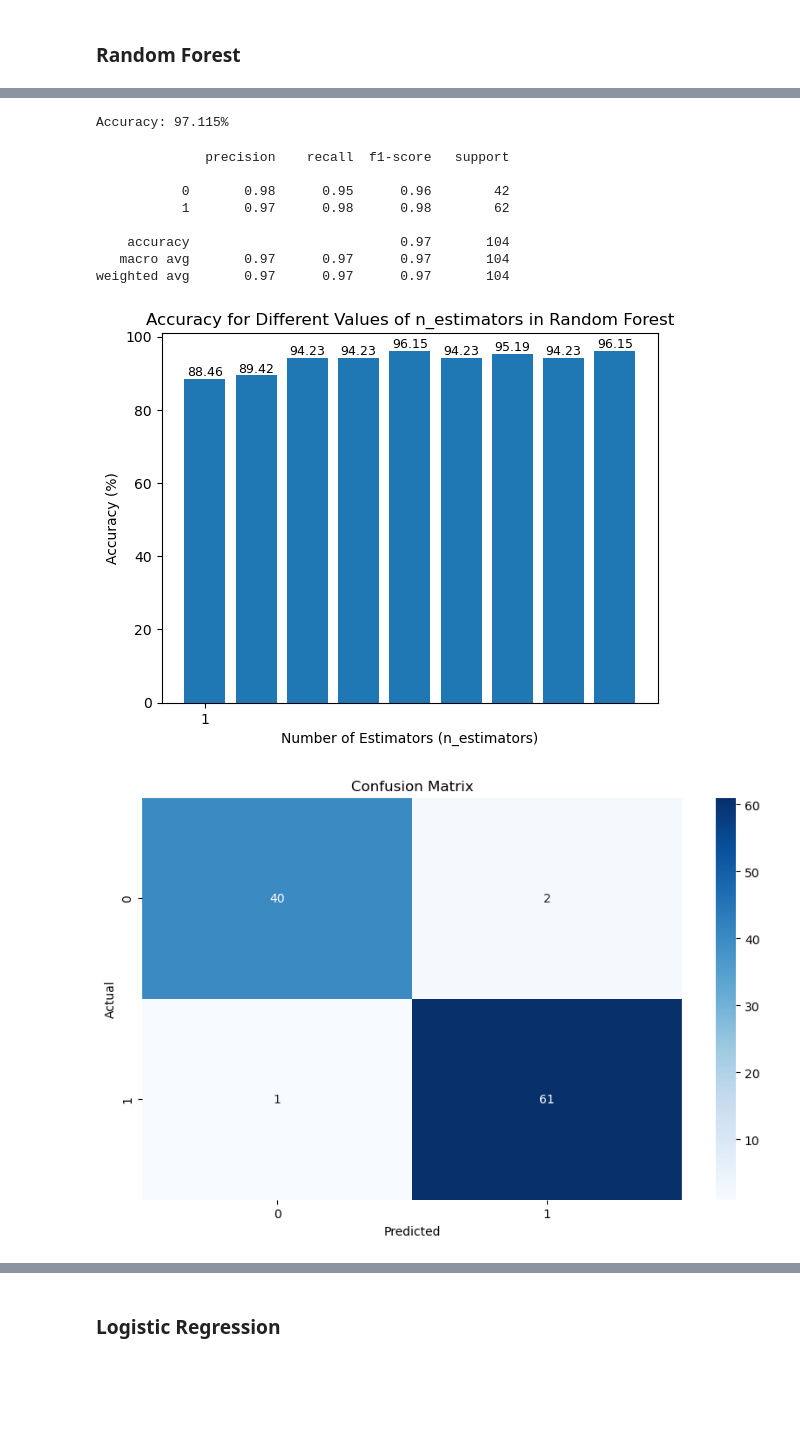
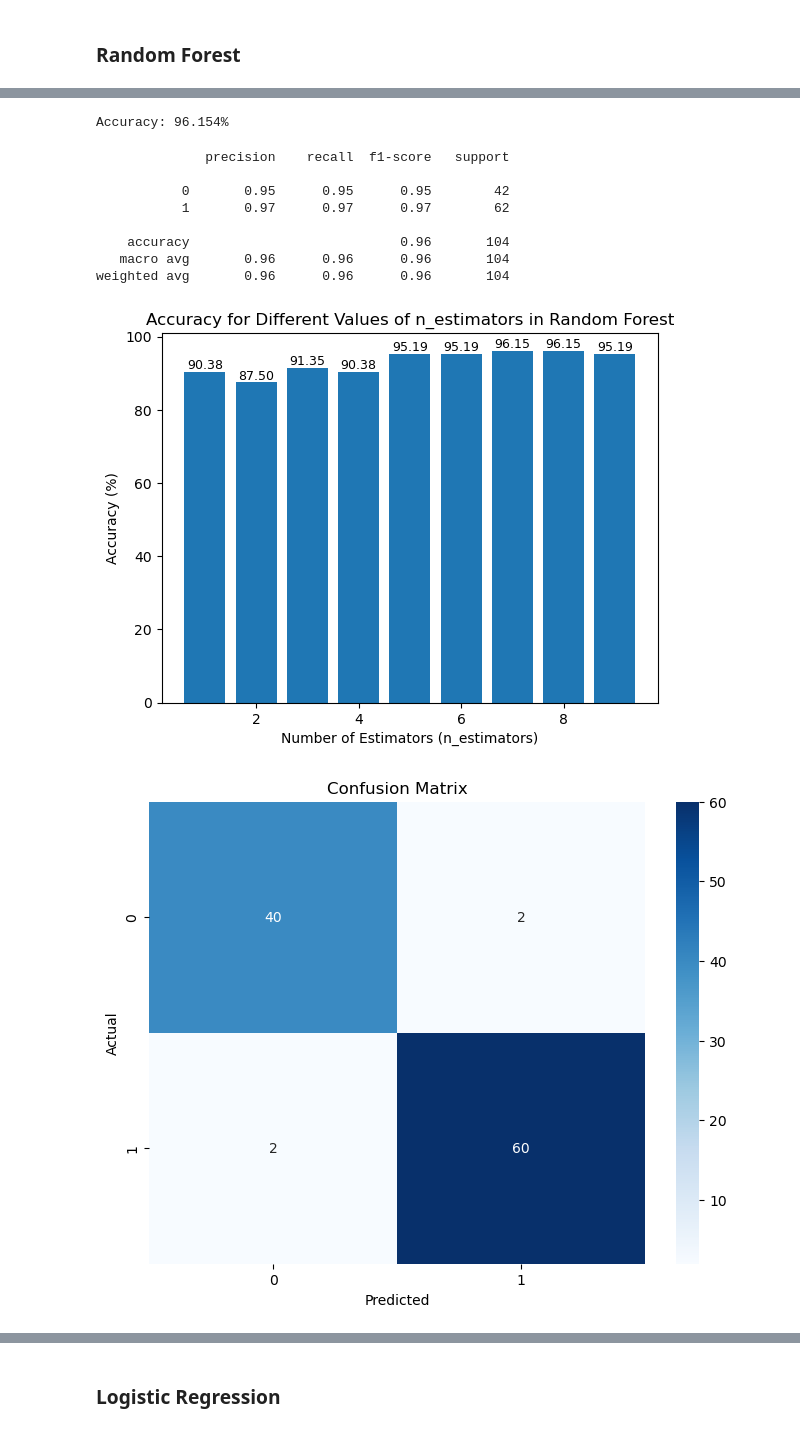
Before and after one commit to JEHewkareun/DataScience, a Jupyter notebook: Data Science Assignment - Diabetes.ipynb, the cells around one changed output, grey strips where cells are left out. Drawn from its saved outputs; the diff is of its cells as text; code cells hidden in the pictures; blank space fills up the shorter version.

```diff
--- a/Data Science Assignment - Diabetes.ipynb
+++ b/Data Science Assignment - Diabetes.ipynb
@@ -287,6 +279,15 @@ age_labels = ['1-20','21-40', '41-60', '61-100'] #the labels for each
 #pd.cut function categorizes the Age column into specified bins and assgins the label
 df['Age_Group'] = pd.cut(df['Age'], bins = age_bins, labels = age_labels)
 
+# Define a threshold age for binary encoding
+threshold_age = 40
+
+# Create a new binary column 'Age_Group_Binary' based on the threshold
+df['Age_Group_Binary'] = df['Age_Group'].apply(lambda x: 1 if x in ['41-60', '61-100'] else 0)
+
+# Optionally, drop the original 'Age_Group' column if you no longer need it
+df.drop(columns=['Age_Group'], inplace=True)
+
 print(df)
 # %% [output]
      class  Age  Gender  Polyuria  Polydipsia  sudden weight loss  weakness  \
@@ -526,7 +531,7 @@ rfc_pred = rfc_classifier.predict(X_test)
 rfc_acc = accuracy_score(y_test, rfc_pred) * 100
 print("Accuracy: {:.3f}%".format(rfc_acc))
 # %% [output]
-Accuracy: 97.115%
+Accuracy: 96.154%
 # %%
 print(classification_report(y_test,rfc_pred))
 rfc_pre = precision_score(y_test, rfc_pred) * 100
@@ -535,12 +540,12 @@ rfc_f1 = f1_score(y_test, rfc_pred)* 100
 # %% [output]
               precision    recall  f1-score   support
 
-           0       0.98      0.95      0.96        42
-           1       0.97      0.98      0.98        62
+           0       0.95      0.95      0.95        42
+           1       0.97      0.97      0.97        62
 
-    accuracy                           0.97       104
-   macro avg       0.97      0.97      0.97       104
-weighted avg       0.97      0.97      0.97       104
+    accuracy                           0.96       104
+   macro avg       0.96      0.96      0.96       104
+weighted avg       0.96      0.96      0.96       104
 # %%
 # Try different values of n_estimators for Random Forest
 n_estimators_values = range(1, 10)
@@ -564,20 +569,19 @@ plt.title('Accuracy for Different Values of n_estimators in Random Forest')
 for i, v in enumerate(accuracies):
     plt.text(i + 1, v + 0.01, f'{v:.2f}', ha='center', va='bottom', fontsize=9)
 
-plt.xticks(np.arange(min(n_estimators_values), max(n_estimators_values)+1, 10))  # Adjust x-axis ticks for clarity
 plt.show()
 # %% [output]
-[figure, old version]
+[figure, new version]
 # %%
 # Create a confusion matrix
 conf_matrix = confusion_matrix(y_test, rfc_pred)
 
 # Plot the confusion matrix as a heatmap
-plt.figure(figsize=(10, 6))
+plt.figure(figsize=(8, 6))
 sns.heatmap(conf_matrix, annot=True, fmt='d', cmap='Blues')
 plt.title('Confusion Matrix')
 plt.xlabel('Predicted')
 plt.ylabel('Actual')
 plt.show()
 # %% [output]
-[figure, old version]
+[figure, new version]
```
Also changed, not shown: parts of 22 cells of this notebook.
